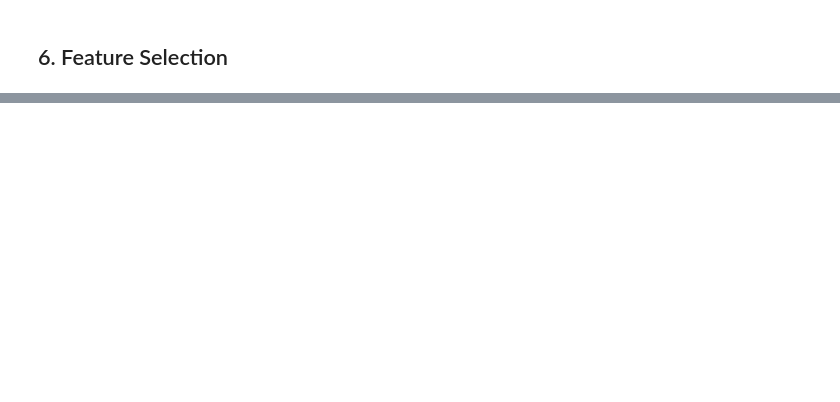
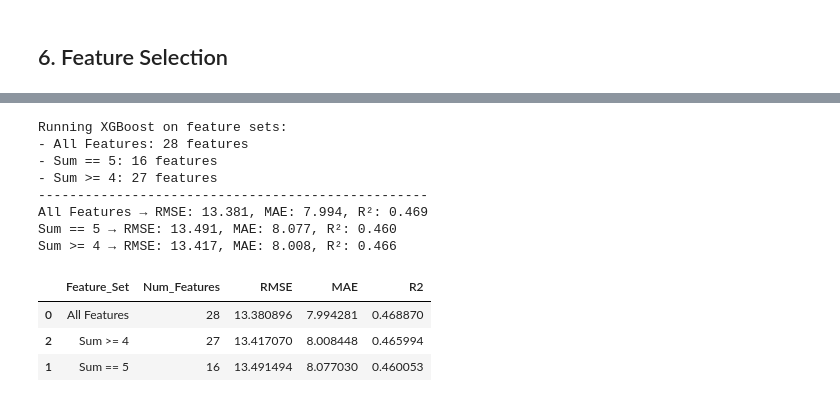
Before and after one commit to ofer-geo/public_transport_ML, a Jupyter notebook: notebooks/Data cleaning & manipulation.ipynb, the cells around one changed output, grey strips where cells are left out. Drawn from its saved outputs; the diff is of its cells as text; code cells hidden in the pictures; blank space fills up the shorter version.

```diff
--- a/notebooks/Data cleaning & manipulation.ipynb
+++ b/notebooks/Data cleaning & manipulation.ipynb
@@ -390,5 +655,0 @@ def handle_outliers(df):
-# %%
-# Run
-train_df = handle_outliers(train_df)
-val_df   = handle_outliers(val_df)
-test_df  = handle_outliers(test_df)
@@ -589,0 +737,28 @@ test_df.to_csv(r'../data/model_datasets/test_df_to_ml.csv',index=False,encoding=
+# %%
+### Prepare validation df
+val_df = pd.read_csv(r'../data/model_datasets/val_df.csv', encoding='utf-8-sig')
+val_df = manipulate_df_process(val_df)
+val_df = drop_unnecessary_columns(val_df)
+X_val = val_df.drop(columns=[target_col])
+y_val = val_df[target_col]
+
+results_df = compare_xgb_feature_sets(
+    X_train, y_train,
+    X_val, y_val,
+    selection_df
+)
+
+results_df
+# %% [output]
+Running XGBoost on feature sets:
+- All Features: 28 features
+- Sum == 5: 16 features
+- Sum >= 4: 27 features
+--------------------------------------------------
+All Features → RMSE: 13.381, MAE: 7.994, R²: 0.469
+Sum == 5 → RMSE: 13.491, MAE: 8.077, R²: 0.460
+Sum >= 4 → RMSE: 13.417, MAE: 8.008, R²: 0.466
+|  | Feature_Set | Num_Features | RMSE | MAE | R2 |
+| 0 | All Features | 28 | 13.380896 | 7.994281 | 0.468870 |
+| 2 | Sum >= 4 | 27 | 13.417070 | 8.008448 | 0.465994 |
+| 1 | Sum == 5 | 16 | 13.491494 | 8.077030 | 0.460053 |
```
Also changed, not shown: parts of 47 cells of this notebook, 4 other files.
